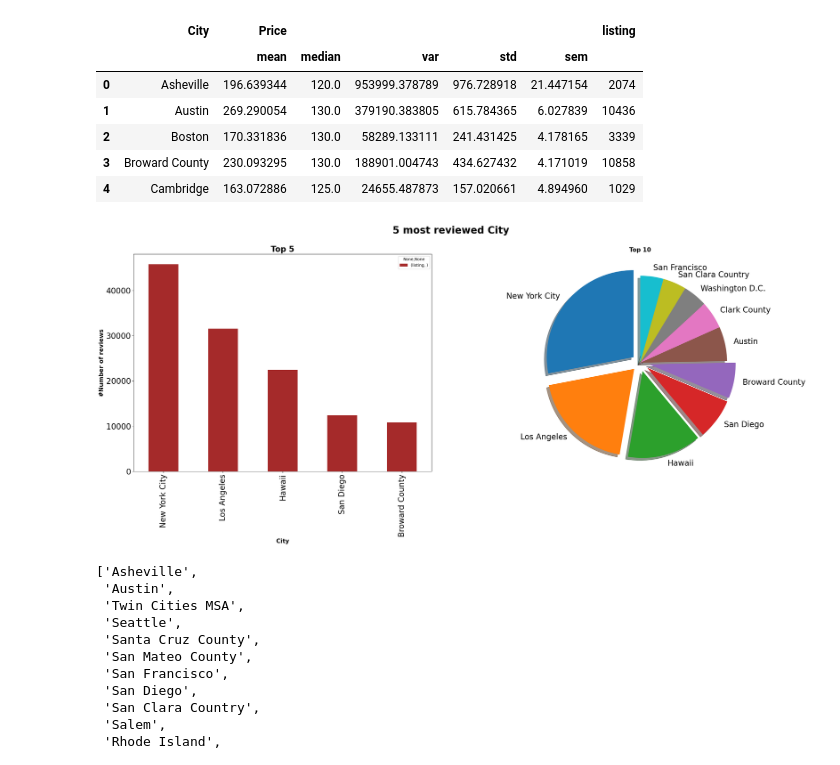
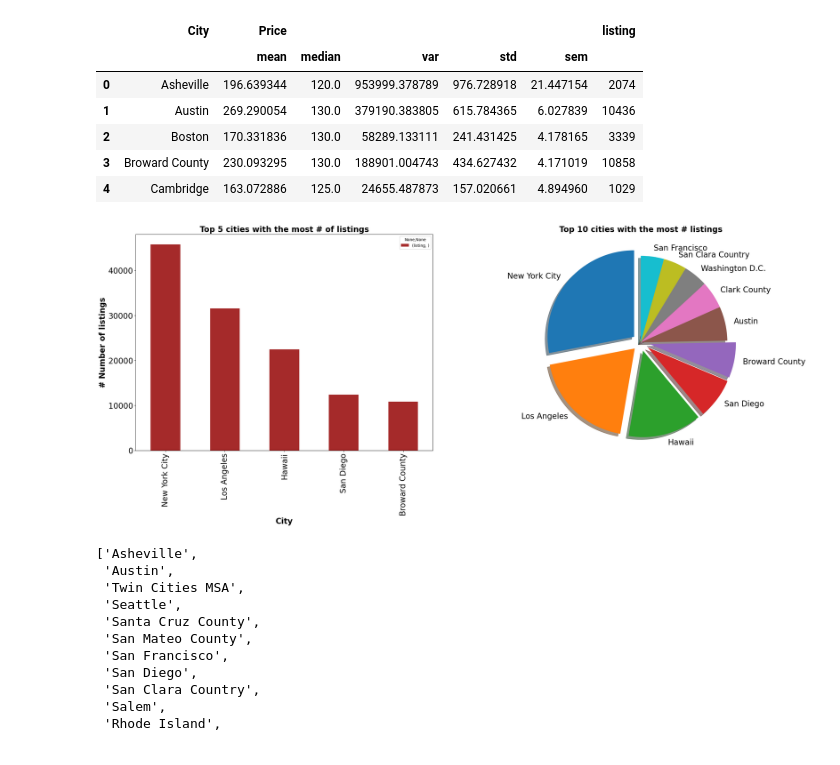
Before and after one commit to jbarbs44/Project-1, a Jupyter notebook: main.ipynb, the cells around one changed output. Cells and saved outputs as stored; diff of their text form; code cells hidden in the pictures.

```diff
--- a/main.ipynb
+++ b/main.ipynb
@@ -152,21 +152,20 @@ df_sum.head()
 # %%
 temp = df_sum[['City','listing']]
 temp = temp.sort_values(['listing'],ascending=False)
 
 explode = (0.1,0.1,0.1,0.1,0.1,0,0,0,0,0)
 fig, (ax1, ax2) = plt.subplots(1, 2)
-fig.suptitle('5 most reviewed City',fontweight='bold',fontsize=25)
 temp.head(5).plot.bar(x='City',color='brown',figsize=(20,15),fontsize=20,ax=ax1)
-ax1.set_title('Top 5',fontweight='bold',fontsize=20)
-ax1.set_ylabel('#Number of reviews',fontweight='bold',fontsize=15)
-ax1.set_xlabel('City',fontweight='bold',fontsize=15)
+ax1.set_title('Top 5 cities with the most # of listings',fontweight='bold',fontsize=20)
+ax1.set_ylabel('# Number of listings',fontweight='bold',fontsize=20)
+ax1.set_xlabel('City',fontweight='bold',fontsize=20)
 temp.head(10).plot(kind='pie',x='City',y='listing',figsize=(30,10),startangle=90, shadow=True, labels=temp['City'], legend = False,fontsize=20,explode=explode,ax=ax2)
-ax2.set_title('Top 10',fontweight='bold',fontsize=15)
+ax2.set_title('Top 10 cities with the most # listings',fontweight='bold',fontsize=20)
 ax2.set_ylabel('')
 ax2.set_xlabel('')
 fig.subplots_adjust(hspace=0.5)
 # %% [output]
-[figure, old version]
+[figure, new version]
 # %%
 list(df_sum.value_counts("City").index)
 # %% [output]
```
